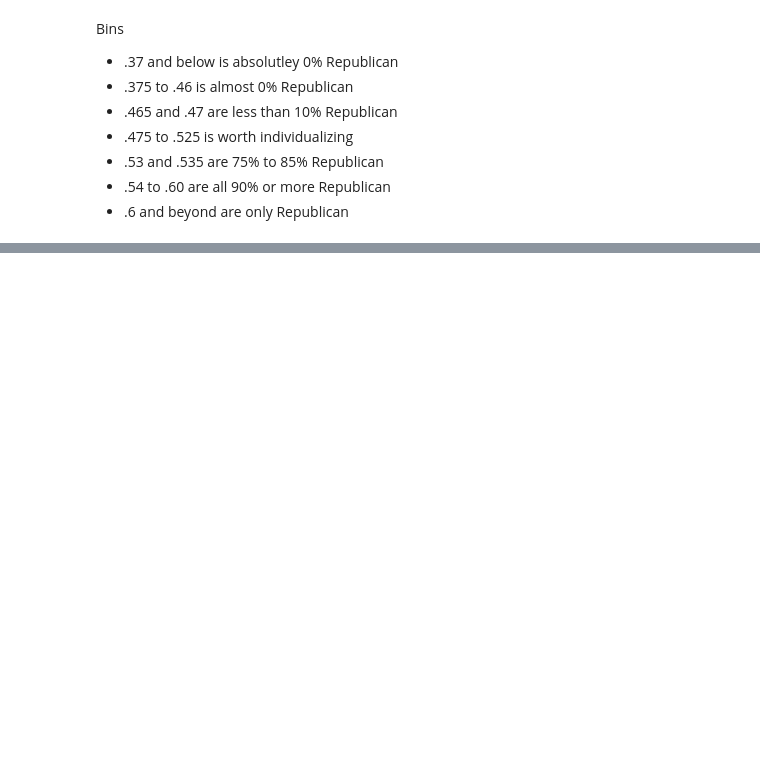
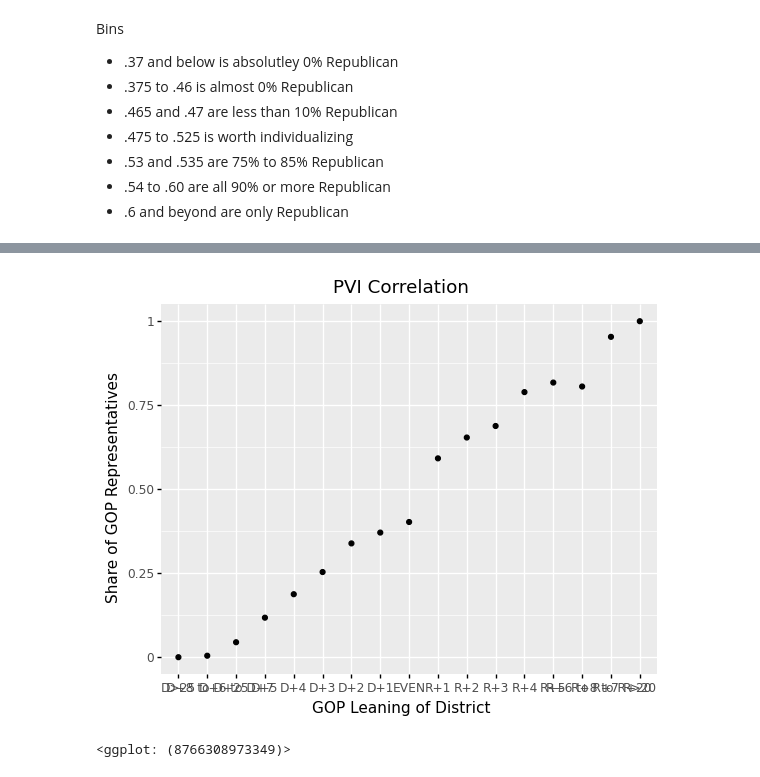
Before and after one commit to xadomatis/redistricting_project, a Jupyter notebook: processing/predictive_pvi.ipynb, the cells around one changed output, grey strips where cells are left out. Saved outputs shown, nothing was run; the diff lists cells and outputs as text; code cells hidden in the pictures; blank space fills up the shorter version.

```diff
--- a/processing/predictive_pvi.ipynb
+++ b/processing/predictive_pvi.ipynb
@@ -144,0 +157,8 @@ sort
+# %%
+#Plot averages
+(p9.ggplot(data=sort, mapping=p9.aes(x='bin', y='is_GOP'))
+ + p9.geom_point()
+ + labs(x='GOP Leaning of District', y="Share of GOP Representatives",color="",title="PVI Correlation"))
+# %% [output]
+[figure, added]
+<ggplot: (8766308973349)>
```
Also changed, not shown: parts of 7 cells of this notebook.
